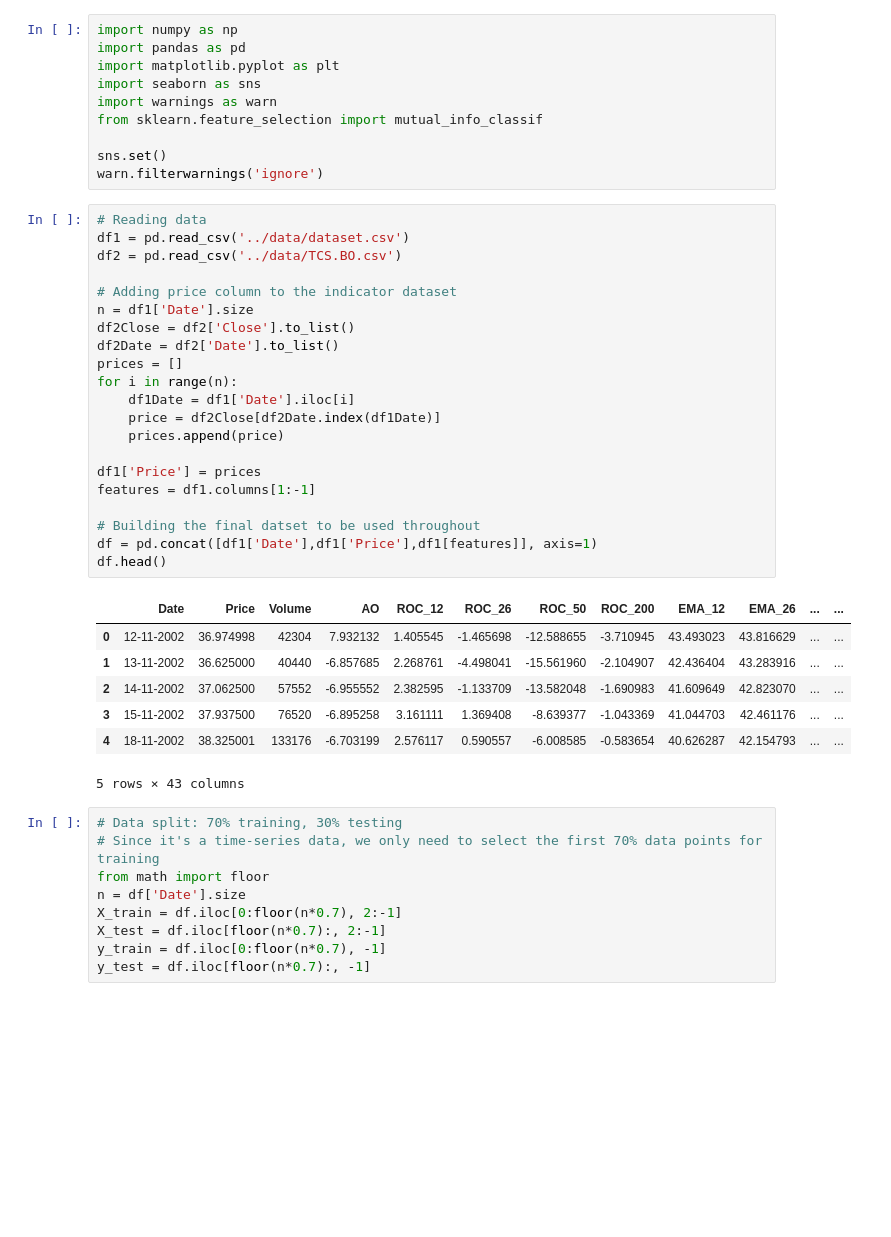
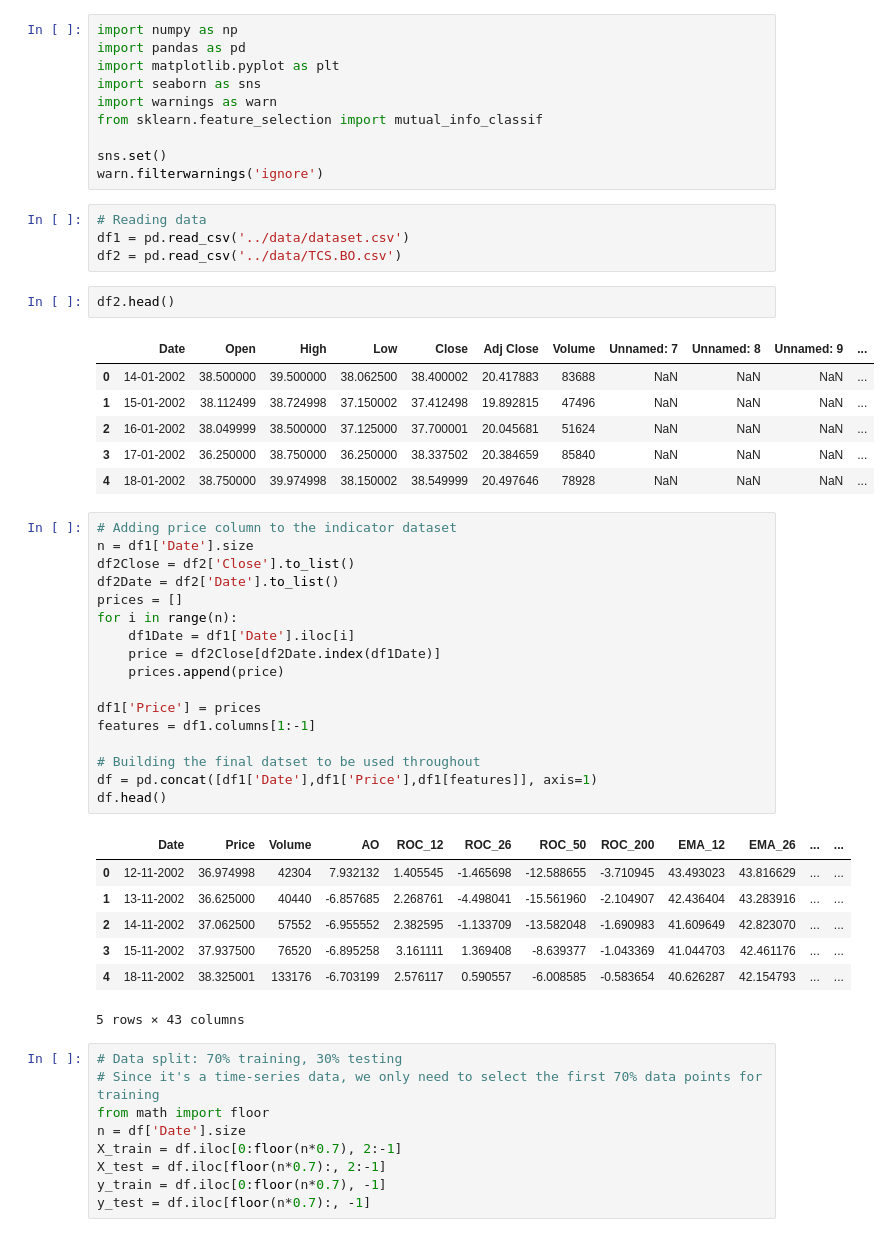
Before and after one commit to Anurag-Gulati-IIITD/Machine_Learning_Monsoon_2022, a Jupyter notebook: src/eda_feature_selection.ipynb, the cells around one changed output. Cells and saved outputs as stored; diff of their text form; blank space fills up the shorter version.

```diff
--- a/src/eda_feature_selection.ipynb
+++ b/src/eda_feature_selection.ipynb
@@ -8,11 +8,20 @@ from sklearn.feature_selection import mutual_info_classif
 
 sns.set()
 warn.filterwarnings('ignore')
+# %%
+# Reading data
+df1 = pd.read_csv('../data/dataset.csv')
+df2 = pd.read_csv('../data/TCS.BO.csv')
+# %%
+df2.head()
+# %% [output]
+|  | Date | Open | High | Low | Close | Adj Close | Volume | Unnamed: 7 | Unnamed: 8 | Unnamed: 9 | ... |
+| 0 | 14-01-2002 | 38.500000 | 39.500000 | 38.062500 | 38.400002 | 20.417883 | 83688 | NaN | NaN | NaN | ... |
+| 1 | 15-01-2002 | 38.112499 | 38.724998 | 37.150002 | 37.412498 | 19.892815 | 47496 | NaN | NaN | NaN | ... |
+| 2 | 16-01-2002 | 38.049999 | 38.500000 | 37.125000 | 37.700001 | 20.045681 | 51624 | NaN | NaN | NaN | ... |
+| 3 | 17-01-2002 | 36.250000 | 38.750000 | 36.250000 | 38.337502 | 20.384659 | 85840 | NaN | NaN | NaN | ... |
+| 4 | 18-01-2002 | 38.750000 | 39.974998 | 38.150002 | 38.549999 | 20.497646 | 78928 | NaN | NaN | NaN | ... |
 # %%
-# Reading data
-df1 = pd.read_csv('../data/dataset.csv')
-df2 = pd.read_csv('../data/TCS.BO.csv')
-
 # Adding price column to the indicator dataset
 n = df1['Date'].size
 df2Close = df2['Close'].to_list()
```
Also changed, not shown: 2 other files.
